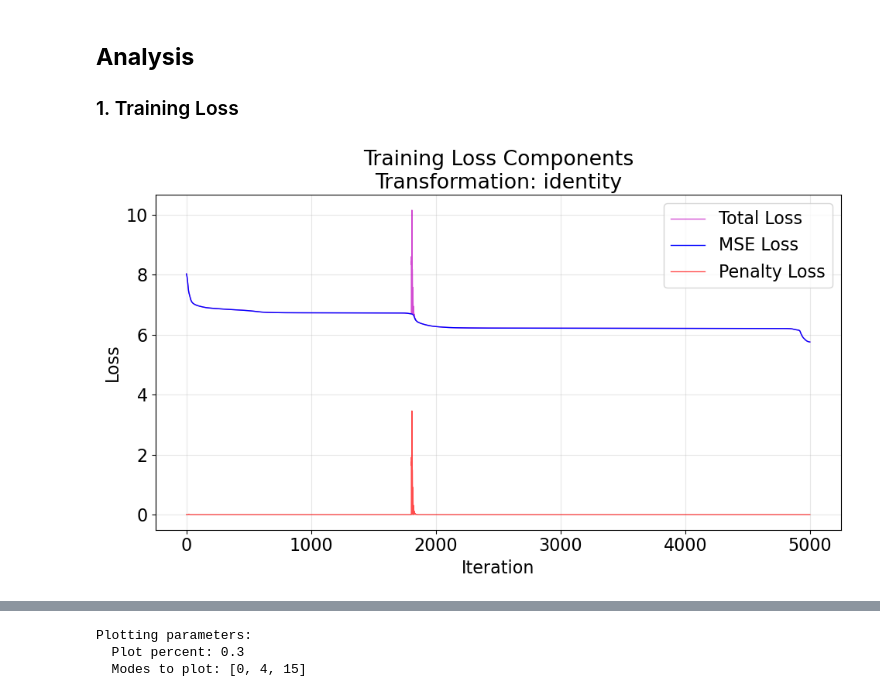
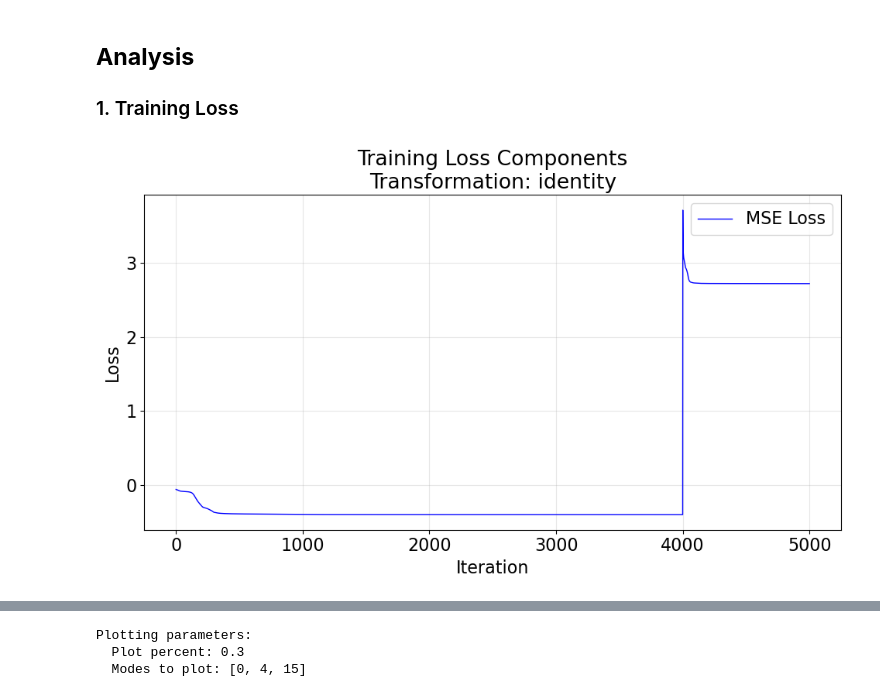
Before and after one commit to lukass16/LGW-Lab-NLSE, a Jupyter notebook: NLSE in PyTorch/analyze_xpm_unitary.ipynb, the cells around one changed output, grey strips where cells are left out. Cells and saved outputs as stored; diff of their text form; code cells hidden in the pictures.

```diff
--- a/NLSE in PyTorch/analyze_xpm_unitary.ipynb
+++ b/NLSE in PyTorch/analyze_xpm_unitary.ipynb
@@ -23,7 +23,7 @@ plt.rcParams.update({'font.size': 16})
 # %%
 # Specify the run directory to analyze
 # You can change this to point to any run directory
-run_dir = Path("res/identity-loss-hg-phase/")  # Change this to your run directory
+run_dir = Path("res/curriculum-adam-trace-lbfgs-hgphase")  # Change this to your run directory
 
 print(f"Analyzing run directory: {run_dir}")
 # %% [output]
@@ -221,21 +221,21 @@ Final forward-pass HG loss: MSE=0.043460
 # %%
 # Plot the training loss
 plt.figure(figsize=(10, 6))
-plt.plot(losses["losses"], color="m", label="Total Loss", linewidth=1, alpha=0.7)
+#plt.plot(losses["losses"], color="m", label="Total Loss", linewidth=1, alpha=0.7)
 plt.plot(losses["losses_mse"], color="b", label="MSE Loss", linewidth=1)
-plt.plot(losses["losses_pen"], color="r", label="Penalty Loss", linewidth=1, alpha=0.7)
+#plt.plot(losses["losses_pen"], color="r", label="Penalty Loss", linewidth=1, alpha=0.7)
 plt.xlabel("Iteration")
 plt.ylabel("Loss")
 plt.title(f"Training Loss Components\nTransformation: {transformation_name}")
 plt.legend()
 plt.grid(True, alpha=0.3)
 plt.tight_layout()
 plt.show()
 
 print(f"Final Loss: {losses['final_loss']:.6f}")
 print(f"Final MSE Loss: {losses['final_loss_mse']:.6f}")
 print(f"Final Penalty Loss: {losses['final_loss_pen']:.6e}")
 if 'best_loss' in losses:
     print(f"Best Loss: {losses['best_loss']:.6f} (iteration {losses.get('best_iteration', 'N/A')})")
 # %% [output]
-[figure, old version]
+[figure, new version]
```
Also changed, not shown: parts of 12 cells of this notebook, 10 other files.
